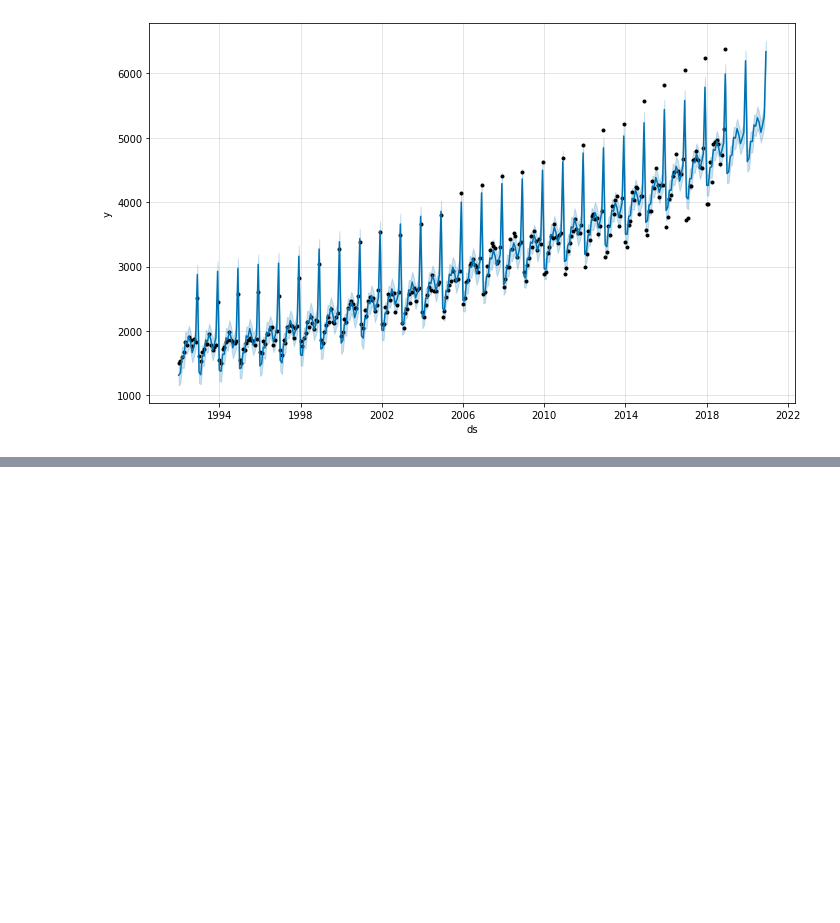
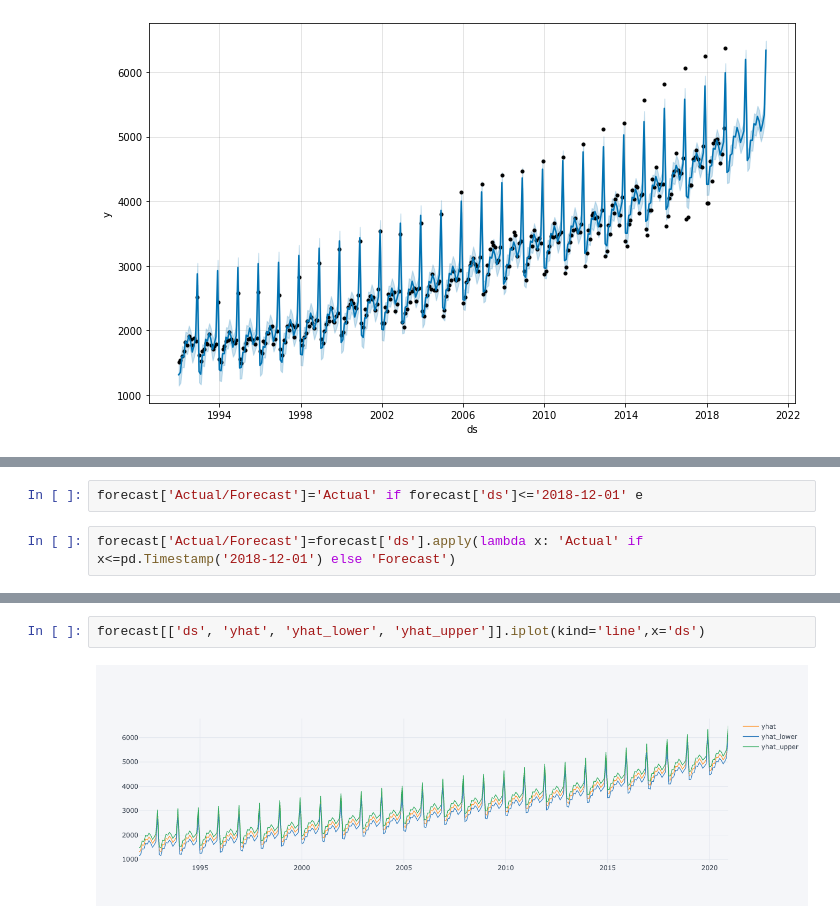
Before and after one commit to shishirkmr/ProphetTimeSeries, a Jupyter notebook: Wine_TimeSeriesAnalysis.ipynb, the cells around one changed output, grey strips where cells are left out. Drawn from its saved outputs; the diff is of its cells as text; blank space fills up the shorter version.

```diff
--- a/Wine_TimeSeriesAnalysis.ipynb
+++ b/Wine_TimeSeriesAnalysis.ipynb
@@ -142,0 +156,4 @@ m.plot_components(forecast);
+# %%
+forecast['Actual/Forecast']='Actual' if forecast['ds']<='2018-12-01' e
+# %%
+forecast['Actual/Forecast']=forecast['ds'].apply(lambda x: 'Actual' if x<=pd.Timestamp('2018-12-01') else 'Forecast')
@@ -142,0 +169,4 @@ m.plot_components(forecast);
+# %%
+forecast[['ds', 'yhat', 'yhat_lower', 'yhat_upper']].iplot(kind='line',x='ds')
+# %% [output]
+[figure, added]
```
Also changed, not shown: parts of 10 cells of this notebook, 2 other files.
